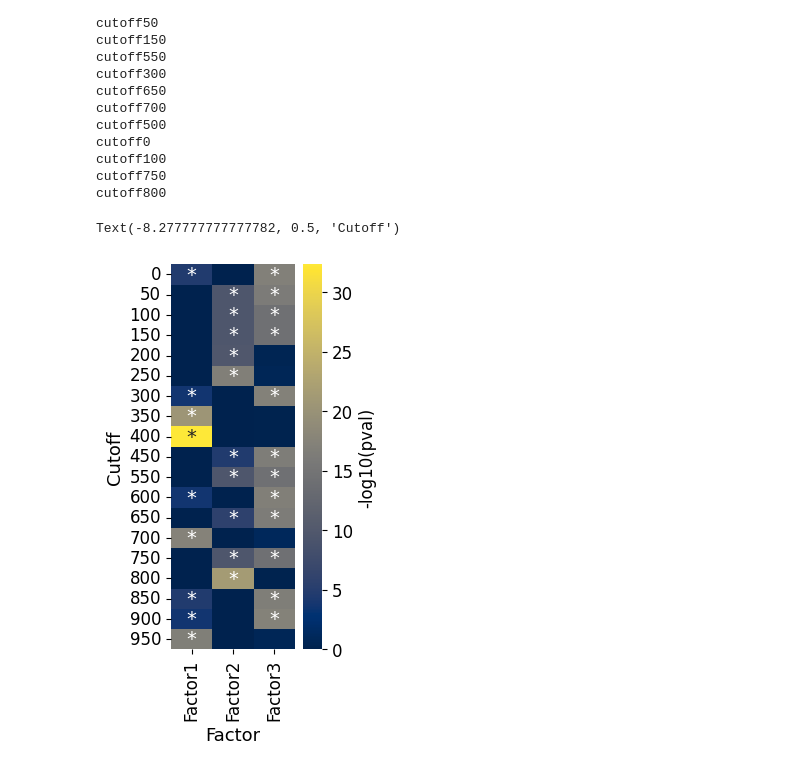
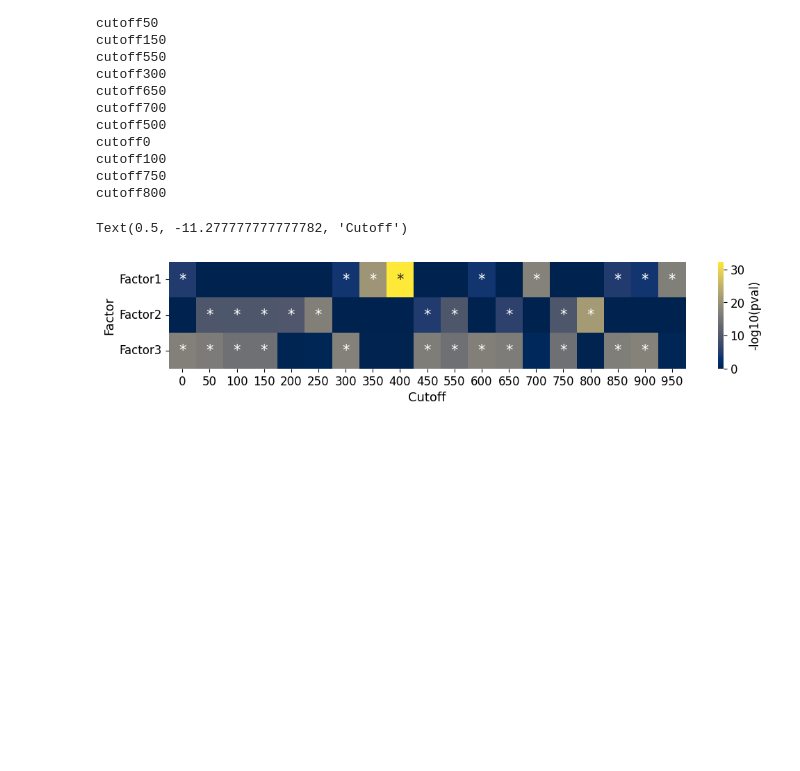
Before and after one commit to saezlab/MetalinksDB, a Jupyter notebook: nb/Figure_S4.ipynb, the cells around one changed output. Saved outputs shown, nothing was run; the diff lists cells and outputs as text; code cells hidden in the pictures; blank space fills up the shorter version.

```diff
--- a/nb/Figure_S4.ipynb
+++ b/nb/Figure_S4.ipynb
@@ -324,17 +304,16 @@ cutoff800
 # %%
 # heatmap
 import seaborn as sns
-plt.figure(figsize=(2, 5))
-pivot_table = ora.pivot(index='Factor', columns='run', values='-log10(pval)').T
-pivot_pvals = ora.pivot(index='Factor', columns='run', values='fdr').T
+plt.figure(figsize=(12, 2))
+pivot_table = ora.pivot(index='Factor', columns='run', values='-log10(pval)')
+pivot_pvals = ora.pivot(index='Factor', columns='run', values='fdr')
 # pvals as asterisks
 pivot_pvals = pivot_pvals.applymap(lambda x: '*' if x < 0.05 else '')
-sns.heatmap(pivot_table, cmap='cividis', annot=pivot_pvals, cbar_kws={'label': '-log10(pval)'}, fmt='s', annot_kws={'size': 14})
-
+sns.heatmap(pivot_table, cmap='cividis', annot=pivot_pvals, cbar_kws={'label': '-log10(pval)'}, fmt='s', annot_kws={'size': 15})
 # don't rotate y title
 plt.yticks(rotation=0)
-plt.xlabel('Factor', size=13)
-plt.ylabel('Cutoff', size=13)
+plt.ylabel('Factor', size=13)
+plt.xlabel('Cutoff', size=13)
 # %% [output]
-Text(-8.277777777777782, 0.5, 'Cutoff')
+Text(0.5, -11.277777777777782, 'Cutoff')
-[figure, old version]
+[figure, new version]
```
Also changed, not shown: parts of 1 cell of this notebook.
